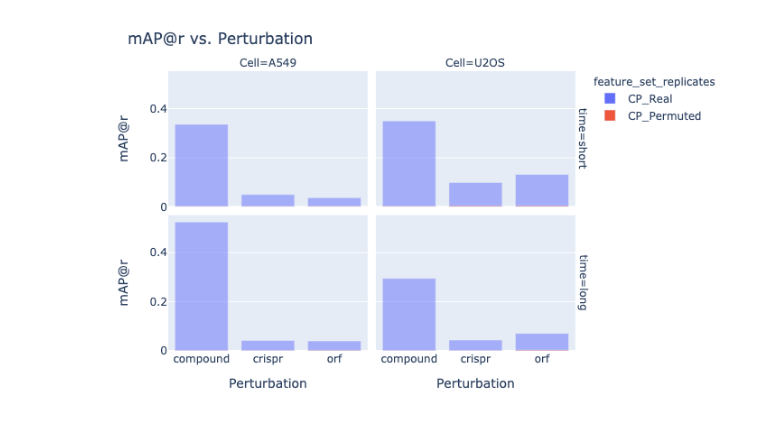
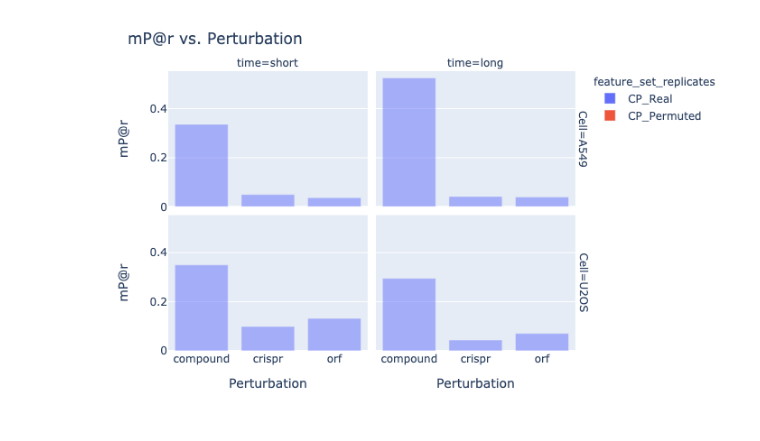
Before and after one commit to jump-cellpainting/2024_Chandrasekaran_NatureMethods, a Jupyter notebook: benchmark/10.average_precision_replicating.ipynb, the cells around one changed output. Drawn from its saved outputs; the diff is of its cells as text; code cells hidden in the pictures.

```diff
--- a/benchmark/10.average_precision_replicating.ipynb
+++ b/benchmark/10.average_precision_replicating.ipynb
@@ -13,7 +13,7 @@ In this notebook we calculate `mean average precision (mAP)`, `Precision@k` and
 4. The same is repeated after shuffling the dataframe which is an estimate of the null distribution.
 5. Table of precision values is printed and bar plots of precision values are plotted.
 # %%
-mean_average_precision_df = pd.DataFrame()
+precision_df = pd.DataFrame()
 group_by_feature = 'Metadata_broad_sample'
 batch = "2020_11_04_CPJUMP1"
 k = 5
@@ -107,16 +107,16 @@ print(mean_average_precision_df[['Description','feature_set_replicates', 'mAP',
 # %%
-mean_average_precision_df['mAP'] = mean_average_precision_df['mAP'].astype(float)
-mean_average_precision_df['mAPk'] = mean_average_precision_df['mAPk'].astype(float)
-mean_average_precision_df['mAPr'] = mean_average_precision_df['mAPr'].astype(float)
+precision_df['mAP'] = precision_df['mAP'].astype(float)
+precision_df['mPk'] = precision_df['mPk'].astype(float)
+precision_df['mPr'] = precision_df['mPr'].astype(float)
 
-mean_average_precision_df.loc[(mean_average_precision_df.Modality=='compound') & (mean_average_precision_df.time=='24'), 'time'] = 'short'
-mean_average_precision_df.loc[(mean_average_precision_df.Modality=='compound') & (mean_average_precision_df.time=='48'), 'time'] = 'long'
-mean_average_precision_df.loc[(mean_average_precision_df.Modality=='crispr') & (mean_average_precision_df.time=='96'), 'time'] = 'short'
-mean_average_precision_df.loc[(mean_average_precision_df.Modality=='crispr') & (mean_average_precision_df.time=='144'), 'time'] = 'long'
-mean_average_precision_df.loc[(mean_average_precision_df.Modality=='orf') & (mean_average_precision_df.time=='48'), 'time'] = 'short'
-mean_average_precision_df.loc[(mean_average_precision_df.Modality=='orf') & (mean_average_precision_df.time=='96'), 'time'] = 'long'
+precision_df.loc[(precision_df.Modality=='compound') & (precision_df.time=='24'), 'time'] = 'short'
+precision_df.loc[(precision_df.Modality=='compound') & (precision_df.time=='48'), 'time'] = 'long'
+precision_df.loc[(precision_df.Modality=='crispr') & (precision_df.time=='96'), 'time'] = 'short'
+precision_df.loc[(precision_df.Modality=='crispr') & (precision_df.time=='144'), 'time'] = 'long'
+precision_df.loc[(precision_df.Modality=='orf') & (precision_df.time=='48'), 'time'] = 'short'
+precision_df.loc[(precision_df.Modality=='orf') & (precision_df.time=='96'), 'time'] = 'long'
 
-plot_mAP_df = (
-    mean_average_precision_df.rename(columns={'Modality':'Perturbation'})
+plot_df = (
+    precision_df.rename(columns={'Modality':'Perturbation'})
 )
 # %%
@@ -152,16 +152,16 @@ fig.write_image(f'figures/10.mAPk_CellProfiler.png', width=640, height=480, scal
 # %%
-fig = px.bar(data_frame=plot_mAP_df,
+fig = px.bar(data_frame=plot_df,
              x='Perturbation',
-             y='mAPr',
+             y='mPr',
              color='feature_set_replicates',
              barmode='overlay',
-             facet_row='time',
-             facet_col='Cell')
-fig.update_layout(title='mAP@r vs. Perturbation',
-                  yaxis=dict(title='mAP@r'),
-                  yaxis3=dict(title='mAP@r'))
+             facet_row='Cell',
+             facet_col='time')
+fig.update_layout(title='mP@r vs. Perturbation',
+                  yaxis=dict(title='mP@r'),
+                  yaxis3=dict(title='mP@r'))
 fig.show("png")
-fig.write_image(f'figures/10.mAPr_CellProfiler.png', width=640, height=480, scale=2)
+fig.write_image(f'figures/10.mPr_CellProfiler.png', width=640, height=480, scale=2)
 # %% [output]
-[figure, old version]
+[figure, new version]
 # %%
```
Also changed, not shown: parts of 7 cells of this notebook, 31 other files.
